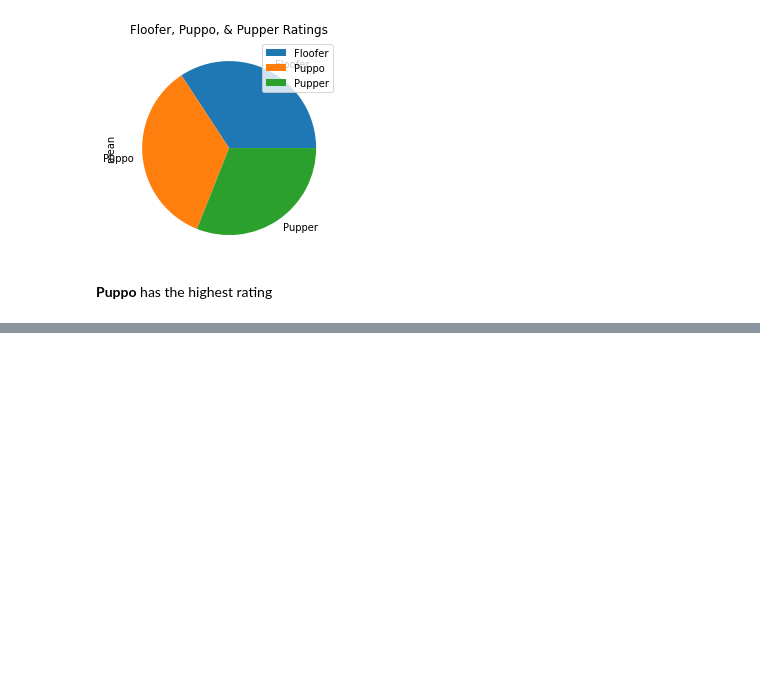
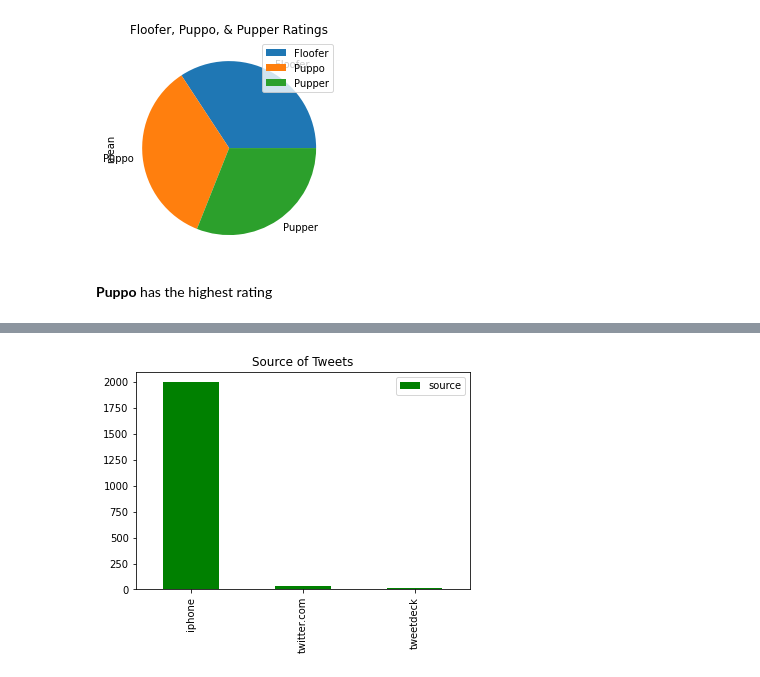
Before and after one commit to parcheesime/tweet-wrangling, a Jupyter notebook: wrangle-act.ipynb, the cells around one changed output, grey strips where cells are left out. Cells and saved outputs as stored; diff of their text form; code cells hidden in the pictures; blank space fills up the shorter version.

```diff
--- a/wrangle-act.ipynb
+++ b/wrangle-act.ipynb
@@ -1094,0 +1140,12 @@ Combine 'puppo' and 'pupper', get mean
+# %%
+# get subset of main
+# notice that #2 for vine.co was removed in the cleaning process
+sources=main.source.value_counts()
+sources=sources.to_frame()
+sources=sources.rename(index={4:'iphone', 3:'twitter.com', 1:'tweetdeck'})
+# %%
+# plot results in bar graph
+my_colors=['green', 'orange', 'purple']
+sources.plot(kind='bar', color=my_colors, title='Source of Tweets');
+# %% [output]
+[figure, added]
```
Also changed, not shown: parts of 18 cells of this notebook.
